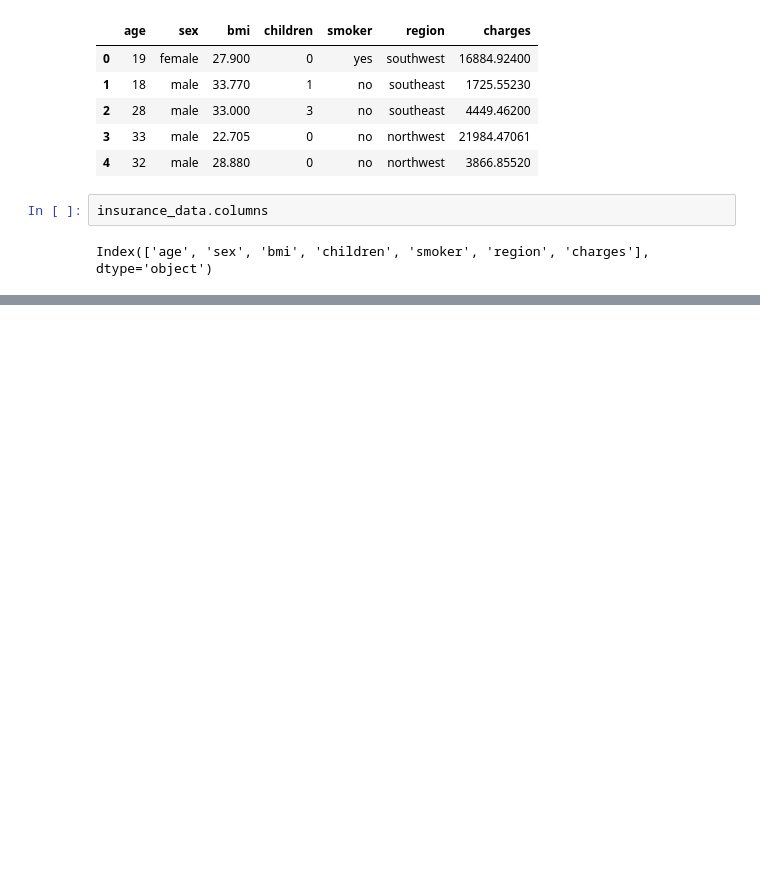
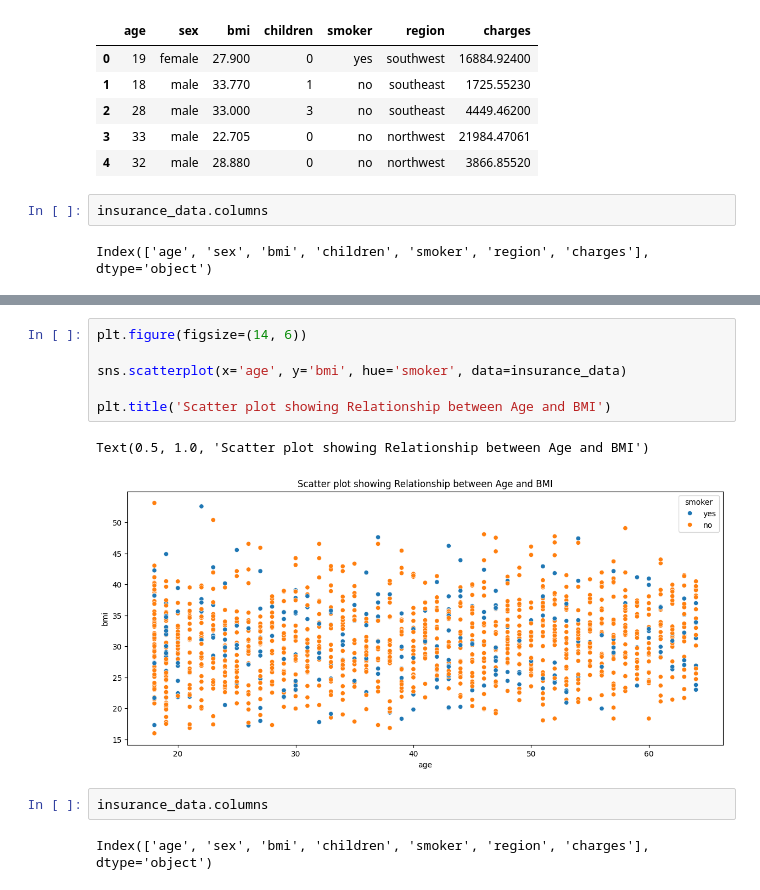
Before and after one commit to BrilliantChard/Python-and-ML, a Jupyter notebook: Scatter_Plots.ipynb, the cells around one changed output, grey strips where cells are left out. Drawn from its saved outputs; the diff is of its cells as text; blank space fills up the shorter version.

```diff
--- a/Scatter_Plots.ipynb
+++ b/Scatter_Plots.ipynb
@@ -25,0 +45,13 @@ Index(['age', 'sex', 'bmi', 'children', 'smoker', 'region', 'charges'], dtype='o
+# %%
+plt.figure(figsize=(14, 6))
+
+sns.scatterplot(x='age', y='bmi', hue='smoker', data=insurance_data)
+
+plt.title('Scatter plot showing Relationship between Age and BMI')
+# %% [output]
+Text(0.5, 1.0, 'Scatter plot showing Relationship between Age and BMI')
+[figure, added]
+# %%
+insurance_data.columns
+# %% [output]
+Index(['age', 'sex', 'bmi', 'children', 'smoker', 'region', 'charges'], dtype='object')
```
Also changed, not shown: parts of 7 cells of this notebook.
